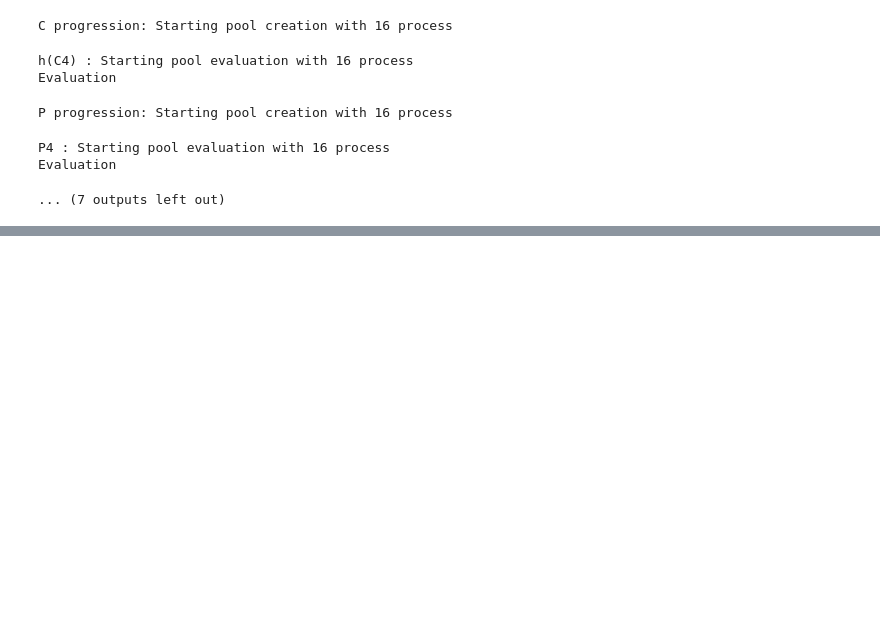
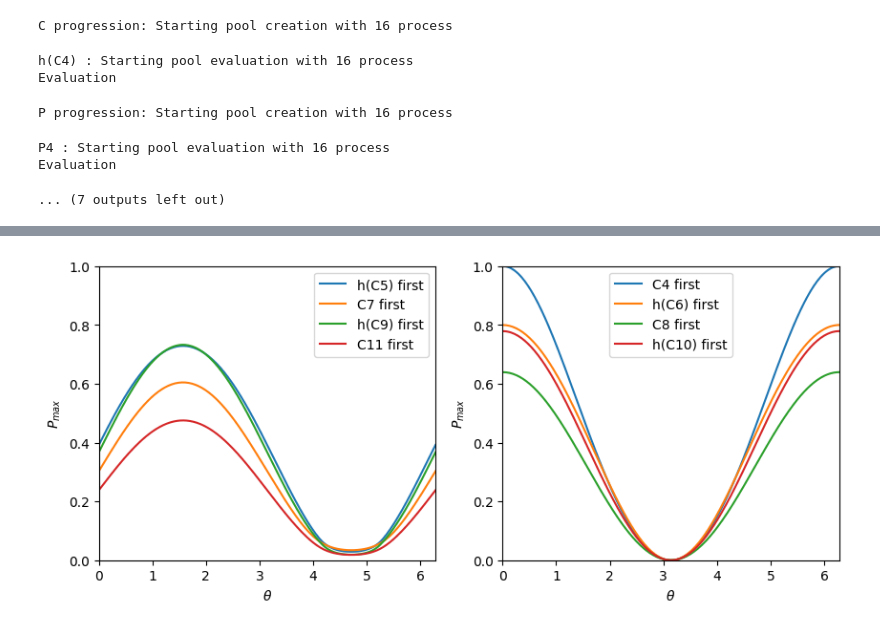
Before and after one commit to SwgAnno/achiral_qw, a Jupyter notebook: Python/examples/advanced.ipynb, the cells around one changed output, grey strips where cells are left out. Cells and saved outputs as stored; diff of their text form; code cells hidden in the pictures; blank space fills up the shorter version.

```diff
--- a/Python/examples/advanced.ipynb
+++ b/Python/examples/advanced.ipynb
@@ -214,34 +264,36 @@ def plot_performance_odd_even( step = 100):
     """
 
     fig, axx = plt.subplots(1,2, figsize = (10,4))
     set_performance_plot(axx[0], target = "p")
     set_performance_plot(axx[1], target = "p")
 
     gr_list_odd = []
 
     gr_list_odd.append( QWGraphBuilder.Ring(5, HANDLES = True))
     gr_list_odd.append( QWGraphBuilder.Ring(7))
     gr_list_odd.append( QWGraphBuilder.Ring(9, HANDLES = True))
     gr_list_odd.append( QWGraphBuilder.Ring(11))
 
     gr_list_even = []
 
     gr_list_even.append( QWGraphBuilder.Ring(4))
     gr_list_even.append( QWGraphBuilder.Ring(6, HANDLES = True))
     gr_list_even.append( QWGraphBuilder.Ring(8))
     gr_list_even.append( QWGraphBuilder.Ring(10, HANDLES = True))
 
     tp = TransportParameters(evt_mode="first")
 
     for gr_o, gr_e in zip(gr_list_odd, gr_list_even):
         plot_performance(gr_o, sample_step = step , tp = tp, ax = axx[0])
         plot_performance(gr_e, sample_step = step , tp = tp, ax = axx[1])
 
     axx[0].legend()
     axx[1].legend()
     plt.show()
 
-plot_performance_odd_even(step = 1000)
+plot_performance_odd_even(step = 200)
+# %% [output]
+[figure, added]
 # %%
 #and observe how the odd/even phase optimality can be still observed when the single units are combined
 
```
Also changed, not shown: parts of 7 cells of this notebook, 7 other files.
